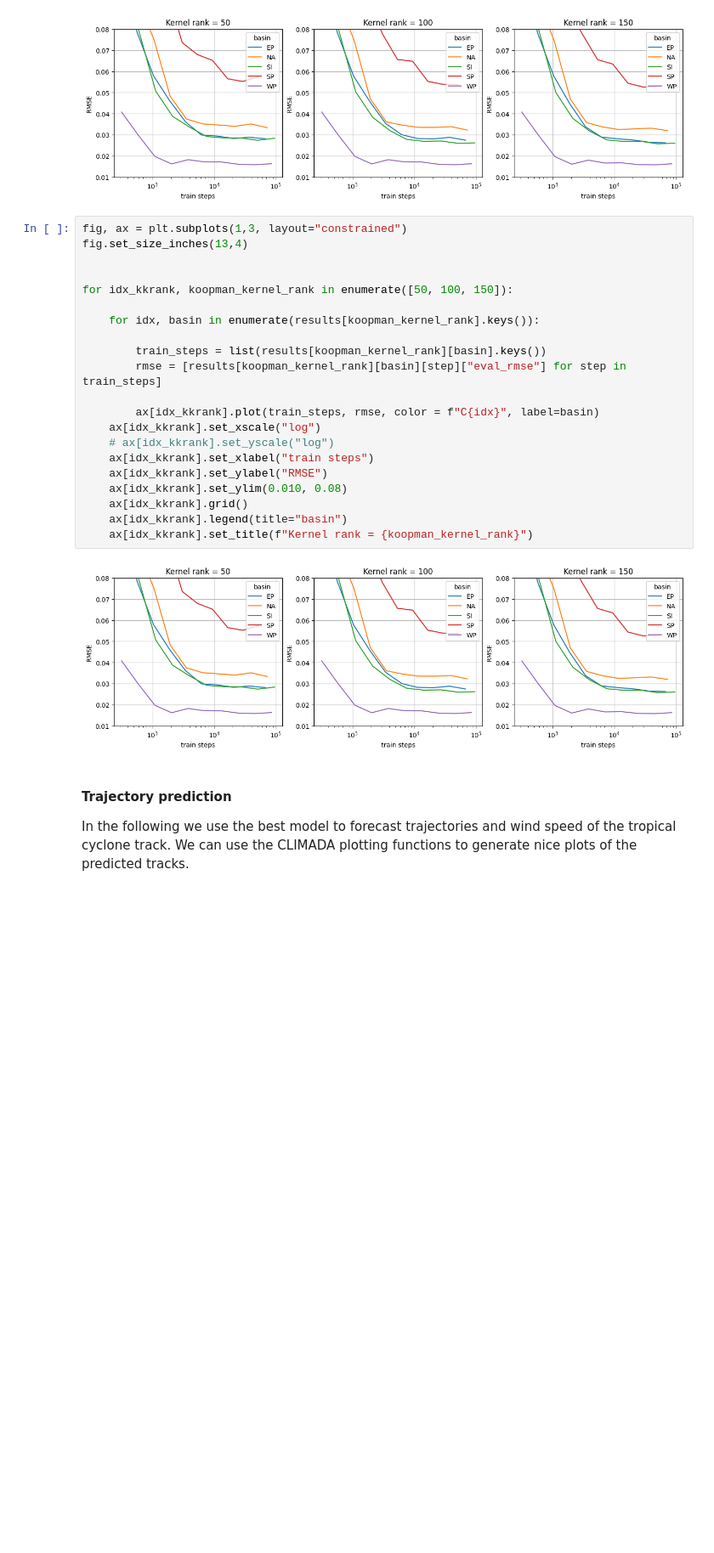
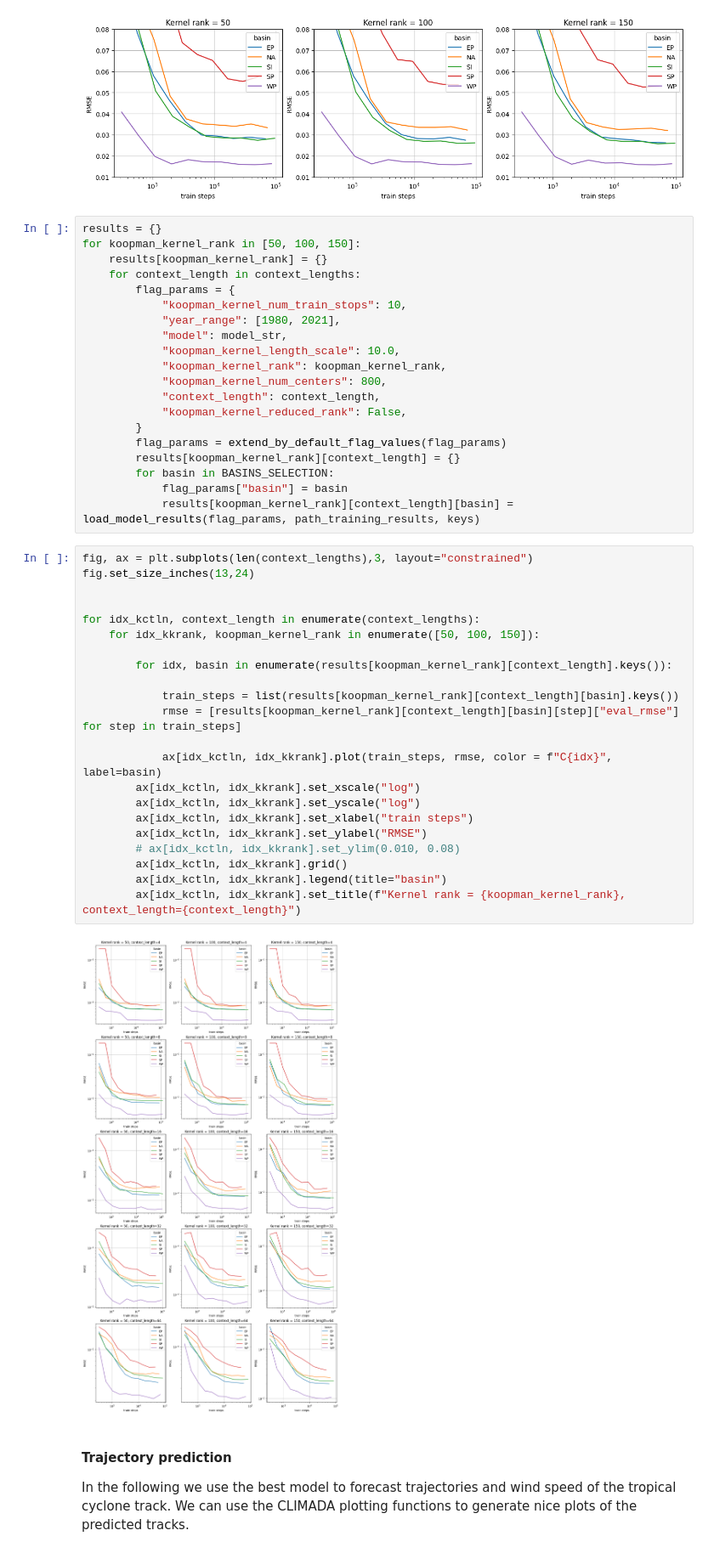
Before and after one commit to ejbrun/koopman_learning_tropical_cyclone, a Jupyter notebook: examples/koopman_kernel_for_TC_plot_prediction_new.ipynb, the cells around one changed output. Shown at 85% size. Drawn from its saved outputs; the diff is of its cells as text; blank space fills up the shorter version.

Commit message:
koopman eigenfunction analysis

```diff
--- a/examples/koopman_kernel_for_TC_plot_prediction_new.ipynb
+++ b/examples/koopman_kernel_for_TC_plot_prediction_new.ipynb
@@ -275,29 +178,50 @@ for idx_kkrank, koopman_kernel_rank in enumerate([50, 100, 150]):
     ax[idx_kkrank].set_title(f"Kernel rank = {koopman_kernel_rank}")
 # %% [output]
 [figure]
+# %%
+results = {}
+for koopman_kernel_rank in [50, 100, 150]:
+    results[koopman_kernel_rank] = {}
+    for context_length in context_lengths:
+        flag_params = {
+            "koopman_kernel_num_train_stops": 10,
+            "year_range": [1980, 2021],
+            "model": model_str,
+            "koopman_kernel_length_scale": 10.0,
+            "koopman_kernel_rank": koopman_kernel_rank,
+            "koopman_kernel_num_centers": 800,
+            "context_length": context_length,
+            "koopman_kernel_reduced_rank": False,
+        }
+        flag_params = extend_by_default_flag_values(flag_params)
+        results[koopman_kernel_rank][context_length] = {}
+        for basin in BASINS_SELECTION:
+            flag_params["basin"] = basin
+            results[koopman_kernel_rank][context_length][basin] = load_model_results(flag_params, path_training_results, keys)
 # %%
-fig, ax = plt.subplots(1,3, layout="constrained")
-fig.set_size_inches(13,4)
+fig, ax = plt.subplots(len(context_lengths),3, layout="constrained")
+fig.set_size_inches(13,24)
 
 
-for idx_kkrank, koopman_kernel_rank in enumerate([50, 100, 150]):
+for idx_kctln, context_length in enumerate(context_lengths):
+    for idx_kkrank, koopman_kernel_rank in enumerate([50, 100, 150]):
 
-    for idx, basin in enumerate(results[koopman_kernel_rank].keys()):
+        for idx, basin in enumerate(results[koopman_kernel_rank][context_length].keys()):
 
-        train_steps = list(results[koopman_kernel_rank][basin].keys())
-        rmse = [results[koopman_kernel_rank][basin][step]["eval_rmse"] for step in train_steps]
+            train_steps = list(results[koopman_kernel_rank][context_length][basin].keys())
+            rmse = [results[koopman_kernel_rank][context_length][basin][step]["eval_rmse"] for step in train_steps]
 
-        ax[idx_kkrank].plot(train_steps, rmse, color = f"C{idx}", label=basin)
-    ax[idx_kkrank].set_xscale("log")
-    # ax[idx_kkrank].set_yscale("log")
-    ax[idx_kkrank].set_xlabel("train steps")
-    ax[idx_kkrank].set_ylabel("RMSE")
-    ax[idx_kkrank].set_ylim(0.010, 0.08)
-    ax[idx_kkrank].grid()
-    ax[idx_kkrank].legend(title="basin")
-    ax[idx_kkrank].set_title(f"Kernel rank = {koopman_kernel_rank}")
+            ax[idx_kctln, idx_kkrank].plot(train_steps, rmse, color = f"C{idx}", label=basin)
+        ax[idx_kctln, idx_kkrank].set_xscale("log")
+        ax[idx_kctln, idx_kkrank].set_yscale("log")
+        ax[idx_kctln, idx_kkrank].set_xlabel("train steps")
+        ax[idx_kctln, idx_kkrank].set_ylabel("RMSE")
+        # ax[idx_kctln, idx_kkrank].set_ylim(0.010, 0.08)
+        ax[idx_kctln, idx_kkrank].grid()
+        ax[idx_kctln, idx_kkrank].legend(title="basin")
+        ax[idx_kctln, idx_kkrank].set_title(f"Kernel rank = {koopman_kernel_rank}, context_length={context_length}")
 # %% [output]
-[figure, old version]
+[figure, new version]
 # %% [markdown]
 #### Trajectory prediction
 
```
Also changed, not shown: parts of 8 cells of this notebook, 8 other files.
